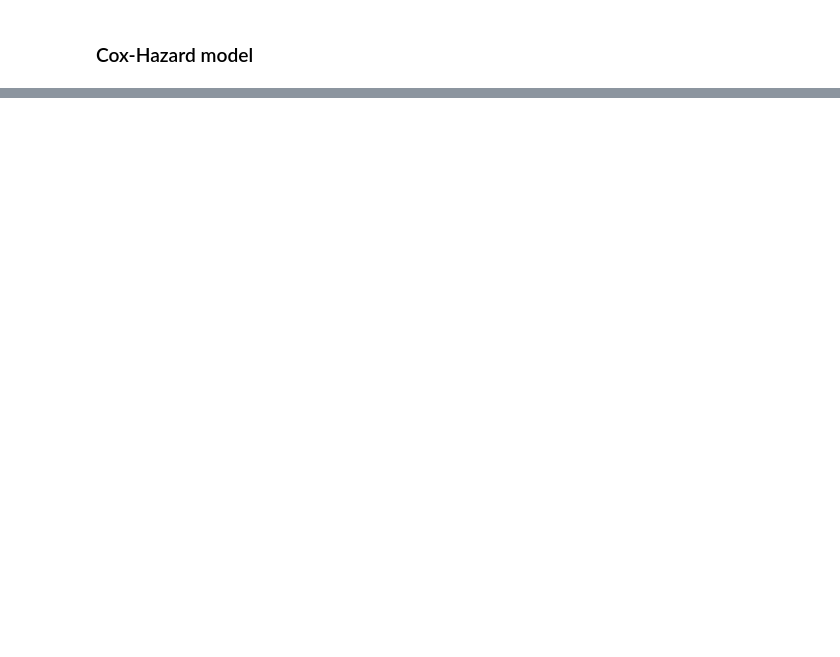
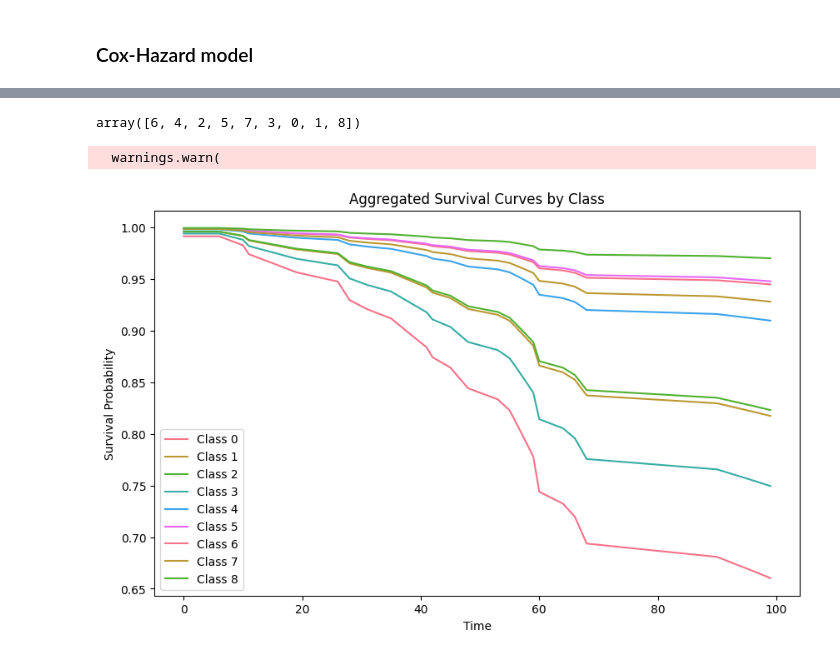
Before and after one commit to mrjorgeparr/ML-in-healthcare, a Jupyter notebook: Lab 2/survivalLab/survival.ipynb, the cells around one changed output, grey strips where cells are left out. Saved outputs shown, nothing was run; the diff lists cells and outputs as text; code cells hidden in the pictures; blank space fills up the shorter version.

Commit message:
working ch model

```diff
--- a/Lab 2/survivalLab/survival.ipynb
+++ b/Lab 2/survivalLab/survival.ipynb
@@ -373,0 +346,40 @@ len(df3.columns)
+# %%
+df3['clustered group'].unique()
+# %% [output]
+array([6, 4, 2, 5, 7, 3, 0, 1, 8])
+# %%
+from lifelines import CoxPHFitter
+import matplotlib.pyplot as plt
+import seaborn as sns
+
+
+# Fit a Cox Proportional Hazards model
+cph = CoxPHFitter()
+cph.fit(df3, duration_col='survival_time', event_col='Survival_status')
+
+# Choose a time range for the survival curve
+time_range = range(0, 100)
+
+
+# Plot aggregated survival curves for each class
+plt.figure(figsize=(10, 6))
+sns.set_palette("husl")  # You can choose a different color palette
+
+for class_label in sorted(df3['clustered group'].unique()):
+    subset_data = df3[df3['clustered group'] == class_label]
+    survival_curves = cph.predict_survival_function(subset_data, times=time_range)
+
+    # Aggregate survival curves by taking the median, to address shape mismatch
+    aggregated_curve = survival_curves.median(axis=1)
+
+    plt.plot(aggregated_curve.index, aggregated_curve.values, label=f'Class {class_label}')
+
+# Customize the plot
+plt.title('Aggregated Survival Curves by Class')
+plt.xlabel('Time')
+plt.ylabel('Survival Probability')
+plt.legend()
+plt.show()
+# %% [output]
+  warnings.warn(
+[figure, added]
```
Also changed, not shown: parts of 10 cells of this notebook.
